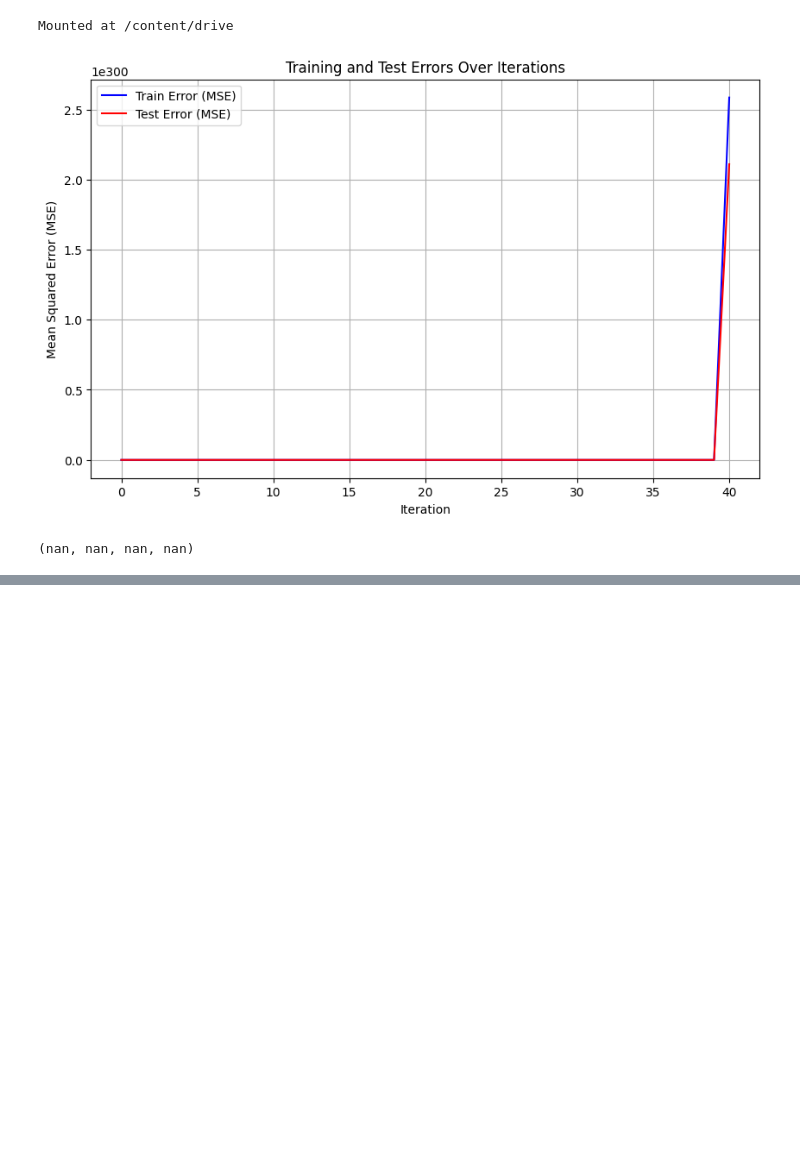
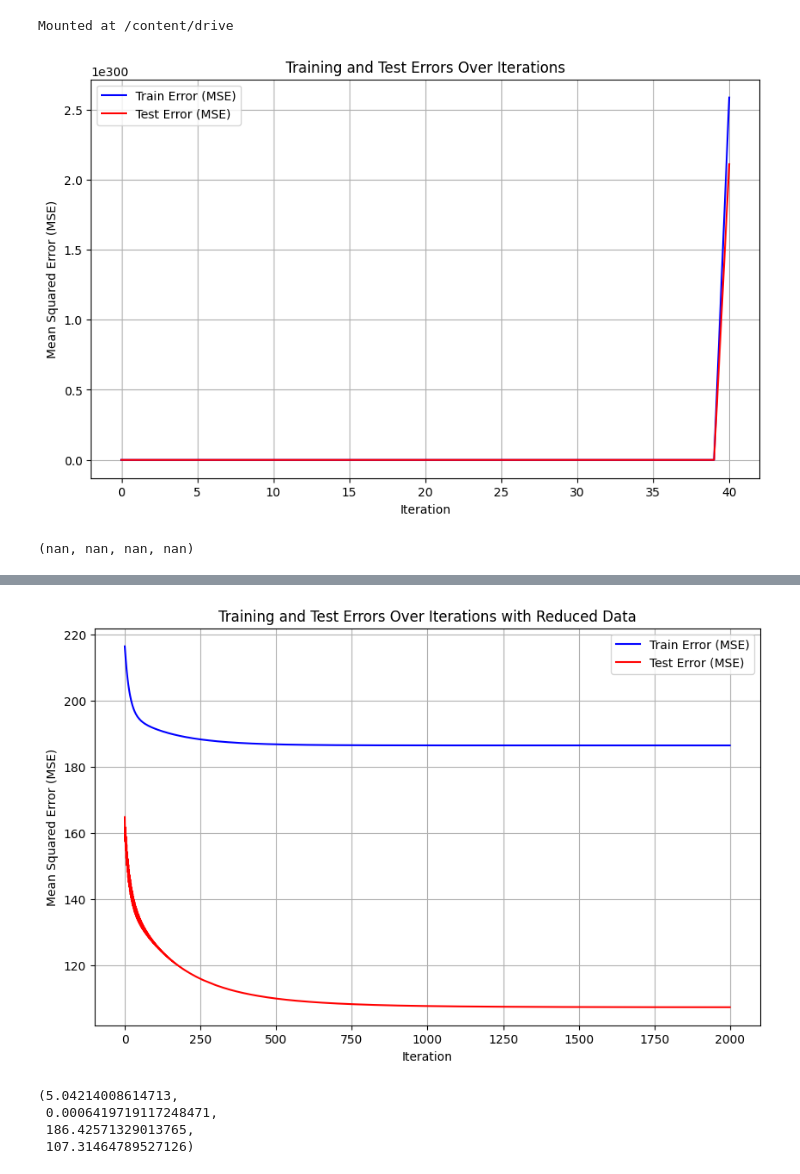
Before and after one commit to nimajr/MachineLearning2023, a Jupyter notebook: HW1/Q2/HW1_Q2_4.ipynb, the cells around one changed output, grey strips where cells are left out. Cells and saved outputs as stored; diff of their text form; code cells hidden in the pictures; blank space fills up the shorter version.

```diff
--- a/HW1/Q2/HW1_Q2_4.ipynb
+++ b/HW1/Q2/HW1_Q2_4.ipynb
@@ -70,0 +245,62 @@ w0, w1, train_errors[-1], test_errors[-1]
+# %%
+subset_size = int(len(data) * 0.2)  # انتخاب 20 درصد از داده‌ها
+data_subset = np.random.choice(data, subset_size, replace=False)
+
+# تقسیم داده‌ها به آموزش و آزمون
+X = np.arange(len(data_subset)).reshape(-1, 1)  # ویژگی‌ها
+y = data_subset  # مقادیر هدف
+
+# تقسیم داده‌ها به مجموعه آموزش و آزمون
+X_train, X_test, y_train, y_test = train_test_split(X, y, test_size=0.2, random_state=42)
+
+# متغیرها برای ذخیره خطاها
+train_errors = []
+test_errors = []
+
+# تنظیمات جدید
+iterations = 2000
+learning_rate = 0.0005
+w0 = np.random.randn()
+w1 = np.random.randn()
+
+# الگوریتم گرادیان نزولی
+for i in range(iterations):
+    # پیش‌بینی‌های مدل
+    y_train_pred = w1 * X_train + w0
+    y_test_pred = w1 * X_test + w0
+
+    # محاسبه خطاها (MSE)
+    train_error = np.mean((y_train - y_train_pred) ** 2)
+    test_error = np.mean((y_test - y_test_pred) ** 2)
+
+    # ذخیره خطاها
+    train_errors.append(train_error)
+    test_errors.append(test_error)
+
+    # محاسبه گرادیان‌ها
+    w1_grad = -2 * np.sum((y_train - y_train_pred) * X_train) / len(X_train)
+    w0_grad = -2 * np.sum(y_train - y_train_pred) / len(X_train)
+
+    # به روزرسانی ضرایب
+    w1 -= learning_rate * w1_grad
+    w0 -= learning_rate * w0_grad
+
+# رسم نمودار خطاها
+plt.figure(figsize=(10, 6))
+plt.plot(range(iterations), train_errors, label="Train Error (MSE)", color="blue")
+plt.plot(range(iterations), test_errors, label="Test Error (MSE)", color="red")
+plt.xlabel("Iteration")
+plt.ylabel("Mean Squared Error (MSE)")
+plt.title("Training and Test Errors Over Iterations with Reduced Data")
+plt.legend()
+plt.grid(True)
+plt.show()
+
+# نمایش آخرین ضرایب و خطاها
+w0, w1, train_errors[-1], test_errors[-1]
+# %% [output]
+[figure, added]
+(5.04214008614713,
+ 0.0006419719117248471,
+ 186.42571329013765,
+ 107.31464789527126)
```
Also changed, not shown: parts of 3 cells of this notebook.
